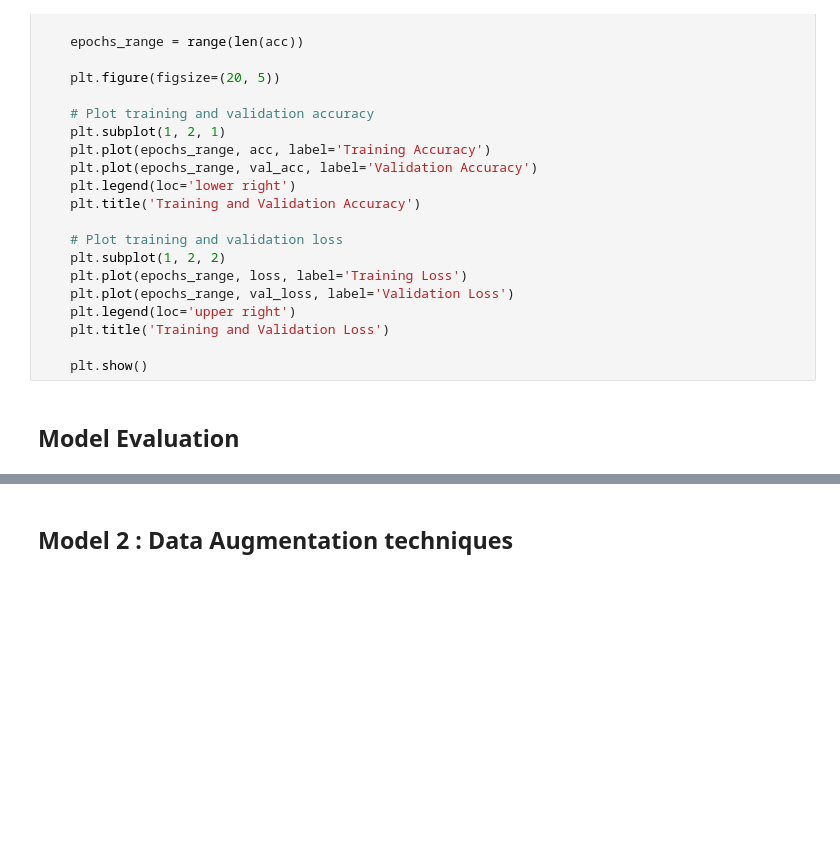
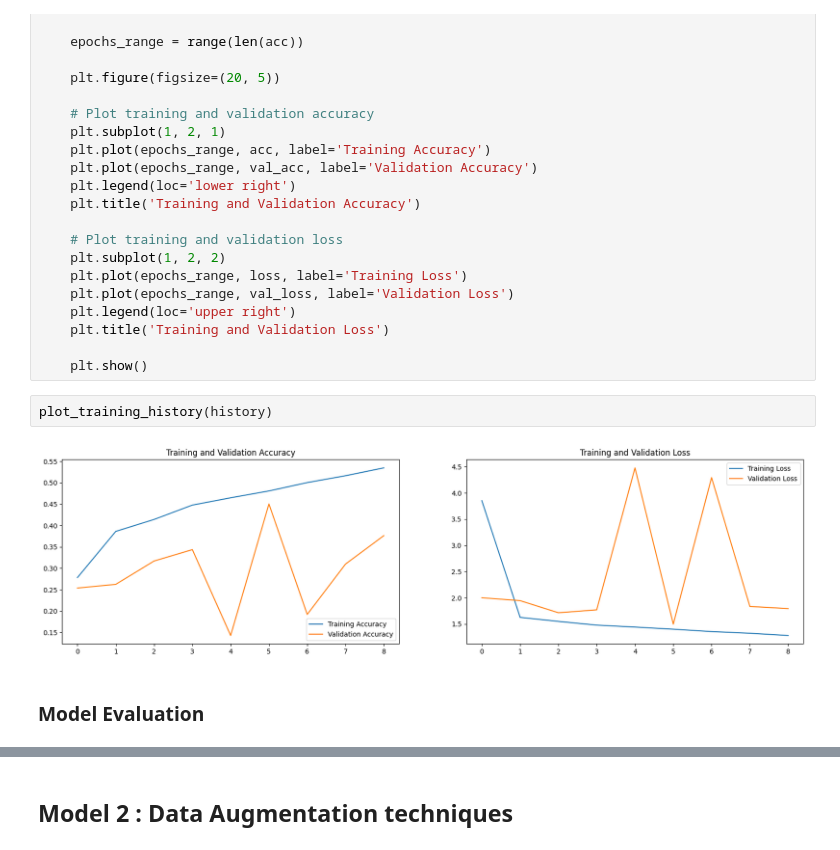
Before and after one commit to parasgodhani01/Emotion-Detection, a Jupyter notebook: main.ipynb, the cells around one changed output, grey strips where cells are left out. Cells and saved outputs as stored; diff of their text form; blank space fills up the shorter version.

```diff
--- a/main.ipynb
+++ b/main.ipynb
@@ -453,8 +454,12 @@ def plot_training_history(history):
     plt.title('Training and Validation Loss')
 
     plt.show()
+# %%
+plot_training_history(history)
+# %% [output]
+[figure, added]
 # %% [markdown]
-## Model Evaluation
+### Model Evaluation
 # %%
 train_loss, train_accu = model.evaluate(train_generator)
 test_loss, test_accu = model.evaluate(test_generator)
```
Also changed, not shown: parts of 47 cells of this notebook.
